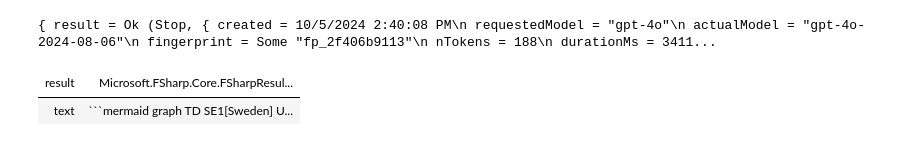
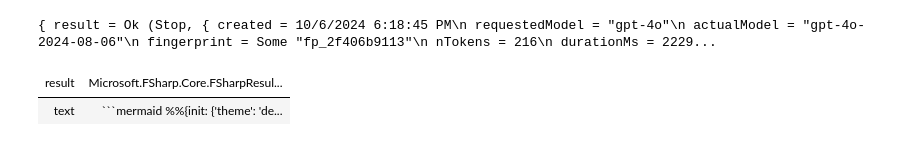
Before and after one commit to pkese/FsChat, a Jupyter notebook: test.ipynb, the cells around one changed output. Drawn from its saved outputs; the diff is of its cells as text; code cells hidden in the pictures.

````diff
--- a/test.ipynb
+++ b/test.ipynb
@@ -65,29 +61,31 @@ Skip politeness phrases or excuses at the beginning of responses. Start directly
 # %%
 chat.model <- Gpt4o // switch to amore powerful model for this task
 chat.send """
 Given the above table, render a Mermaid directed graph with:
 - nodes: countries that won the contest (labeled with country name)
 - edges: time sequence of wins representing how the 'trophy' moved from one country to another (labeled with year)
 
 Example:
 
 ```mermaid
+%%{init: {'theme': 'default', 'themeVariables': { 'fontSize': '9px' }}}%%
 graph TD
     DK[Denmark]
     AT[Austria]
     DK -->|2014| AT
 ```
+(include theme settings when rendering mermaid code)
 
 Any N/A node should be assigned country code NA and labeled `N/A: ${reason explanation}`
 
 Make sure each country appears exactly once in the graph:
 If a country won the competition multiple times, the country's node should have multiple incoming and outgoing edges.
 """
 # %% [output]
 [interactive output not drawn]
-{ result = Ok (Stop, { created = 10/5/2024 2:40:08 PM\n requestedModel = "gpt-4o"\n actualModel = "gpt-4o-2024-08-06"\n fingerprint = Some "fp_2f406b9113"\n nTokens = 188\n durationMs = 3411...
+{ result = Ok (Stop, { created = 10/6/2024 6:18:45 PM\n requestedModel = "gpt-4o"\n actualModel = "gpt-4o-2024-08-06"\n fingerprint = Some "fp_2f406b9113"\n nTokens = 216\n durationMs = 2229...
 | result | Microsoft.FSharp.Core.FSharpResul... |
-| text | ```mermaid graph TD SE1[Sweden] U... |
+| text | ```mermaid %%{init: {'theme': 'de... |
 # %%
 let jsonR = chat.send "render some sample json document (e.g. two starwars characters) wrapped in markdown json code wrapper."
 # %% [output]
````
Also changed, not shown: parts of 5 cells of this notebook, 8 other files.
